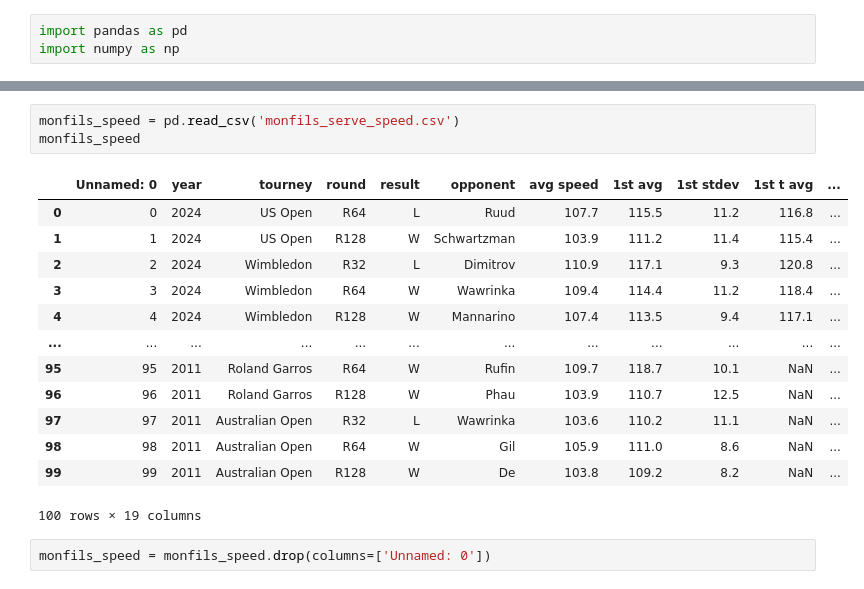
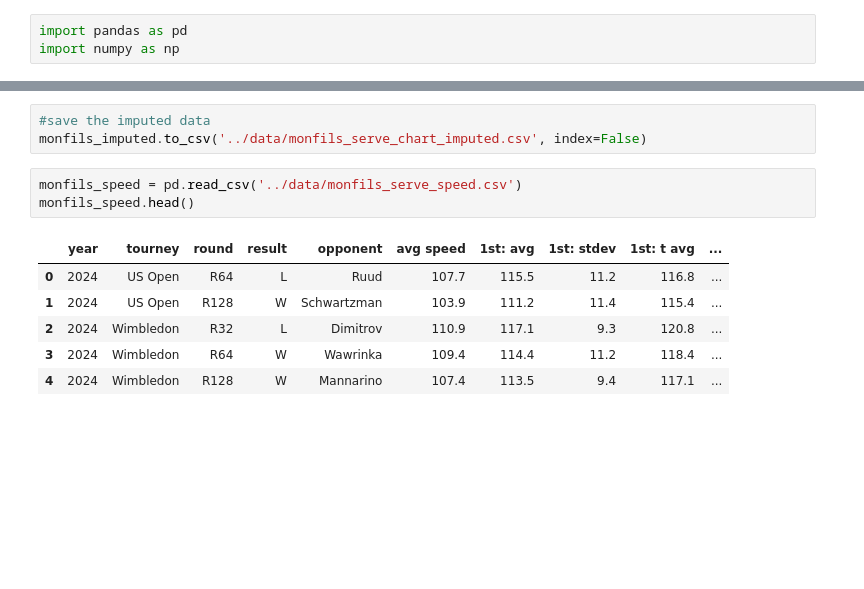
Before and after one commit to altairaguelo/tennis_serve_data_analysis, a Jupyter notebook: data-cleaning/monfils_data_cleaining.ipynb, the cells around one changed output, grey strips where cells are left out. Drawn from its saved outputs; the diff is of its cells as text; blank space fills up the shorter version.

```diff
--- a/data-cleaning/monfils_data_cleaining.ipynb
+++ b/data-cleaning/monfils_data_cleaining.ipynb
@@ -138,19 +177,13 @@ monfils_clean.to_csv('monfils_serve_chart.csv', index=False)
+# %%
+#save the imputed data
+monfils_imputed.to_csv('../data/monfils_serve_chart_imputed.csv', index=False)
 # %%
-monfils_speed = pd.read_csv('monfils_serve_speed.csv')
-monfils_speed
+monfils_speed = pd.read_csv('../data/monfils_serve_speed.csv')
+monfils_speed.head()
 # %% [output]
-|  | Unnamed: 0 | year | tourney | round | result | opponent | avg speed | 1st avg | 1st stdev | 1st t avg | ... |
-| 0 | 0 | 2024 | US Open | R64 | L | Ruud | 107.7 | 115.5 | 11.2 | 116.8 | ... |
-| 1 | 1 | 2024 | US Open | R128 | W | Schwartzman | 103.9 | 111.2 | 11.4 | 115.4 | ... |
-| 2 | 2 | 2024 | Wimbledon | R32 | L | Dimitrov | 110.9 | 117.1 | 9.3 | 120.8 | ... |
-| 3 | 3 | 2024 | Wimbledon | R64 | W | Wawrinka | 109.4 | 114.4 | 11.2 | 118.4 | ... |
-| 4 | 4 | 2024 | Wimbledon | R128 | W | Mannarino | 107.4 | 113.5 | 9.4 | 117.1 | ... |
-| ... | ... | ... | ... | ... | ... | ... | ... | ... | ... | ... | ... |
-| 95 | 95 | 2011 | Roland Garros | R64 | W | Rufin | 109.7 | 118.7 | 10.1 | NaN | ... |
-| 96 | 96 | 2011 | Roland Garros | R128 | W | Phau | 103.9 | 110.7 | 12.5 | NaN | ... |
-| 97 | 97 | 2011 | Australian Open | R32 | L | Wawrinka | 103.6 | 110.2 | 11.1 | NaN | ... |
-| 98 | 98 | 2011 | Australian Open | R64 | W | Gil | 105.9 | 111.0 | 8.6 | NaN | ... |
-| 99 | 99 | 2011 | Australian Open | R128 | W | De | 103.8 | 109.2 | 8.2 | NaN | ... |
+|  | year | tourney | round | result | opponent | avg speed | 1st: avg | 1st: stdev | 1st: t avg | ... |
+| 0 | 2024 | US Open | R64 | L | Ruud | 107.7 | 115.5 | 11.2 | 116.8 | ... |
+| 1 | 2024 | US Open | R128 | W | Schwartzman | 103.9 | 111.2 | 11.4 | 115.4 | ... |
+| 2 | 2024 | Wimbledon | R32 | L | Dimitrov | 110.9 | 117.1 | 9.3 | 120.8 | ... |
+| 3 | 2024 | Wimbledon | R64 | W | Wawrinka | 109.4 | 114.4 | 11.2 | 118.4 | ... |
+| 4 | 2024 | Wimbledon | R128 | W | Mannarino | 107.4 | 113.5 | 9.4 | 117.1 | ... |
-100 rows × 19 columns
-# %%
-monfils_speed = monfils_speed.drop(columns=['Unnamed: 0'])
```
Also changed, not shown: parts of 20 cells of this notebook, 3 other files.
